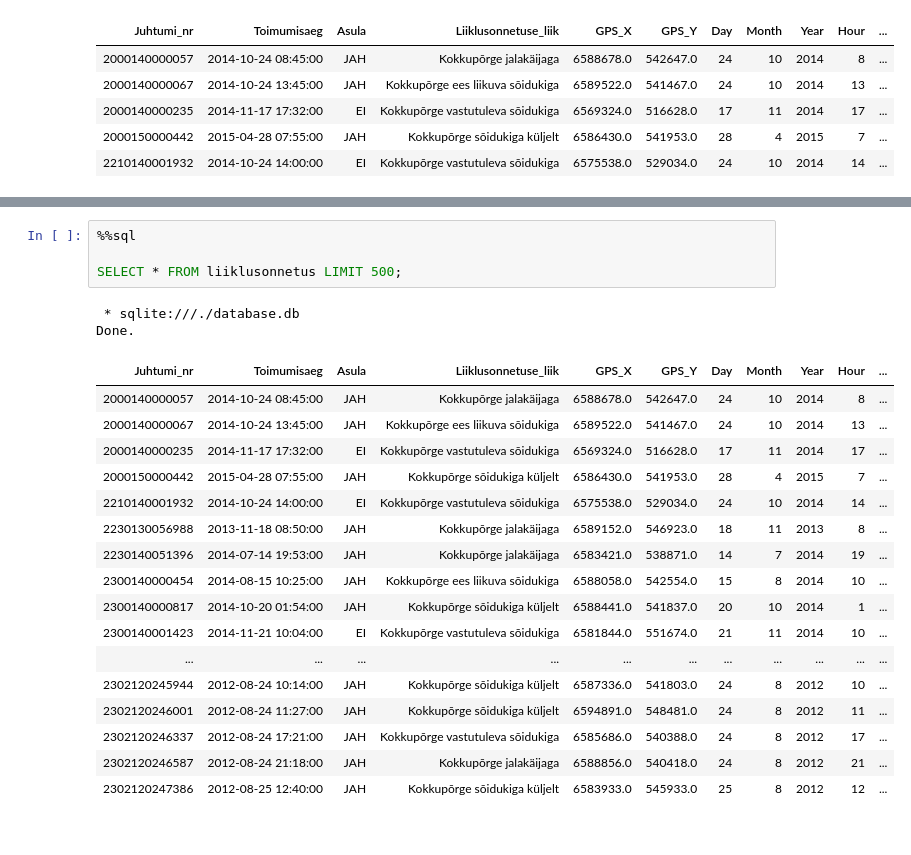
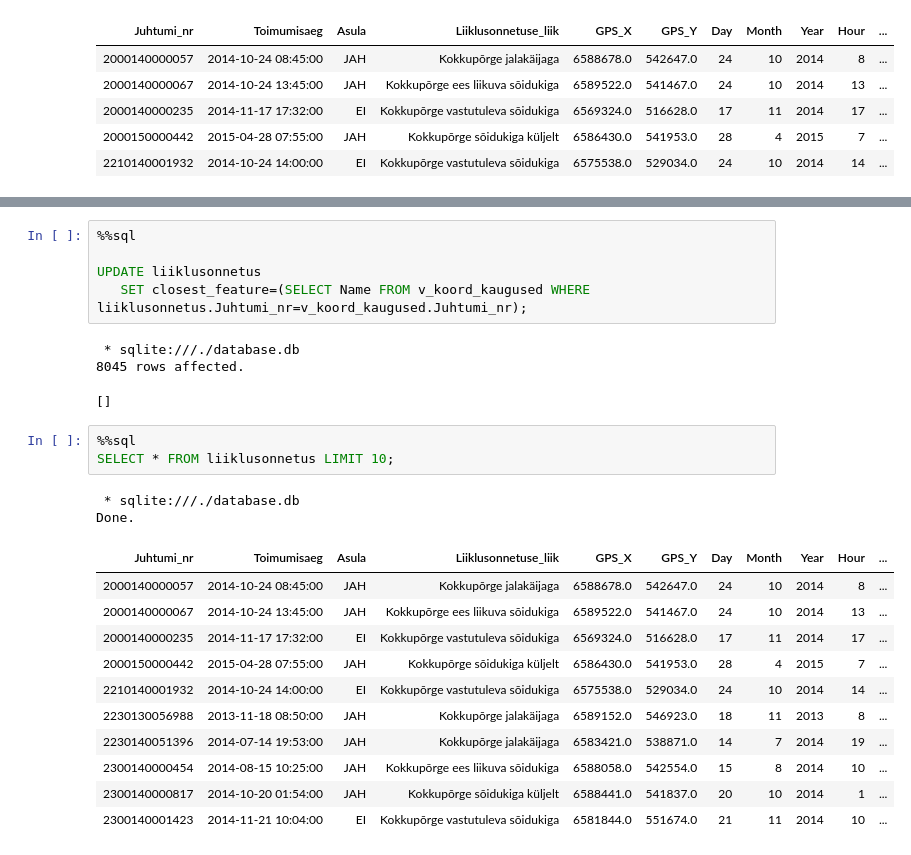
Before and after one commit to andreoja/andmetehnika_projekt, a Jupyter notebook: closest_traffic_feature.ipynb, the cells around one changed output, grey strips where cells are left out. Saved outputs shown, nothing was run; the diff lists cells and outputs as text.

```diff
--- a/closest_traffic_feature.ipynb
+++ b/closest_traffic_feature.ipynb
@@ -115,24 +126,26 @@ SET closest_feature = (
+# %%
+%%sql
+
+UPDATE liiklusonnetus
+   SET closest_feature=(SELECT Name FROM v_koord_kaugused WHERE liiklusonnetus.Juhtumi_nr=v_koord_kaugused.Juhtumi_nr);
+# %% [output]
+ * sqlite:///./database.db
+8045 rows affected.
+[]
 # %%
 %%sql
-
-SELECT * FROM liiklusonnetus LIMIT 500;
+SELECT * FROM liiklusonnetus LIMIT 10;
 # %% [output]
  * sqlite:///./database.db
 Done.
 | Juhtumi_nr | Toimumisaeg | Asula | Liiklusonnetuse_liik | GPS_X | GPS_Y | Day | Month | Year | Hour | ... |
 | 2000140000057 | 2014-10-24 08:45:00 | JAH | Kokkupõrge jalakäijaga | 6588678.0 | 542647.0 | 24 | 10 | 2014 | 8 | ... |
 | 2000140000067 | 2014-10-24 13:45:00 | JAH | Kokkupõrge ees liikuva sõidukiga | 6589522.0 | 541467.0 | 24 | 10 | 2014 | 13 | ... |
 | 2000140000235 | 2014-11-17 17:32:00 | EI | Kokkupõrge vastutuleva sõidukiga | 6569324.0 | 516628.0 | 17 | 11 | 2014 | 17 | ... |
 | 2000150000442 | 2015-04-28 07:55:00 | JAH | Kokkupõrge sõidukiga küljelt | 6586430.0 | 541953.0 | 28 | 4 | 2015 | 7 | ... |
 | 2210140001932 | 2014-10-24 14:00:00 | EI | Kokkupõrge vastutuleva sõidukiga | 6575538.0 | 529034.0 | 24 | 10 | 2014 | 14 | ... |
 | 2230130056988 | 2013-11-18 08:50:00 | JAH | Kokkupõrge jalakäijaga | 6589152.0 | 546923.0 | 18 | 11 | 2013 | 8 | ... |
 | 2230140051396 | 2014-07-14 19:53:00 | JAH | Kokkupõrge jalakäijaga | 6583421.0 | 538871.0 | 14 | 7 | 2014 | 19 | ... |
 | 2300140000454 | 2014-08-15 10:25:00 | JAH | Kokkupõrge ees liikuva sõidukiga | 6588058.0 | 542554.0 | 15 | 8 | 2014 | 10 | ... |
 | 2300140000817 | 2014-10-20 01:54:00 | JAH | Kokkupõrge sõidukiga küljelt | 6588441.0 | 541837.0 | 20 | 10 | 2014 | 1 | ... |
 | 2300140001423 | 2014-11-21 10:04:00 | EI | Kokkupõrge vastutuleva sõidukiga | 6581844.0 | 551674.0 | 21 | 11 | 2014 | 10 | ... |
-| ... | ... | ... | ... | ... | ... | ... | ... | ... | ... | ... |
-| 2302120245944 | 2012-08-24 10:14:00 | JAH | Kokkupõrge sõidukiga küljelt | 6587336.0 | 541803.0 | 24 | 8 | 2012 | 10 | ... |
-| 2302120246001 | 2012-08-24 11:27:00 | JAH | Kokkupõrge sõidukiga küljelt | 6594891.0 | 548481.0 | 24 | 8 | 2012 | 11 | ... |
-| 2302120246337 | 2012-08-24 17:21:00 | JAH | Kokkupõrge vastutuleva sõidukiga | 6585686.0 | 540388.0 | 24 | 8 | 2012 | 17 | ... |
-| 2302120246587 | 2012-08-24 21:18:00 | JAH | Kokkupõrge jalakäijaga | 6588856.0 | 540418.0 | 24 | 8 | 2012 | 21 | ... |
-| 2302120247386 | 2012-08-25 12:40:00 | JAH | Kokkupõrge sõidukiga küljelt | 6583933.0 | 545933.0 | 25 | 8 | 2012 | 12 | ... |
```
Also changed, not shown: parts of 7 cells of this notebook, 1 other file.
